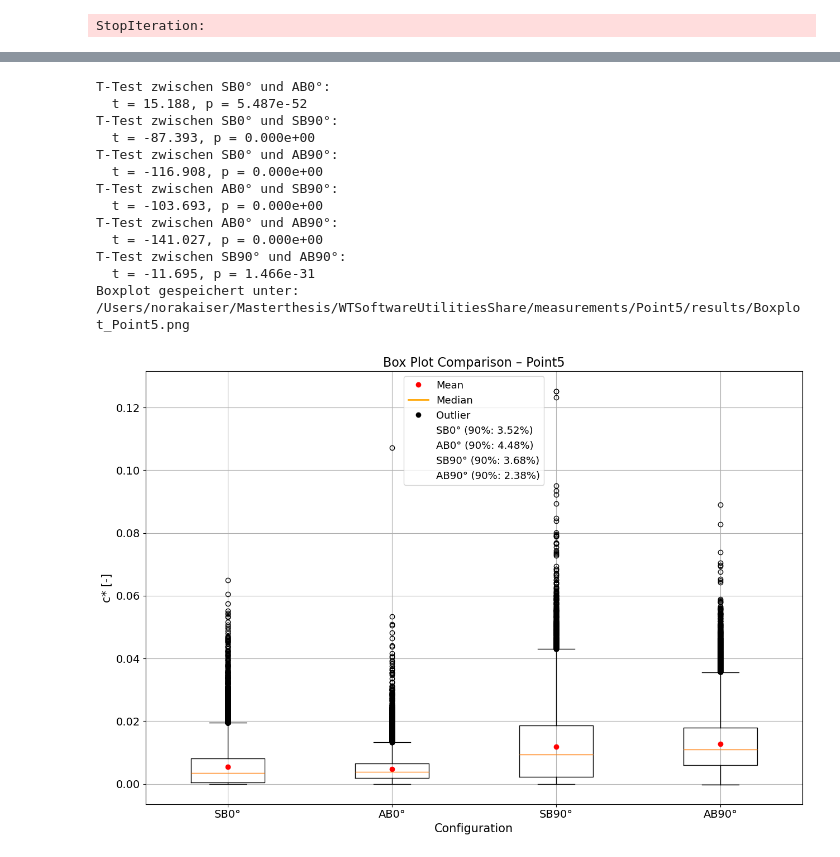
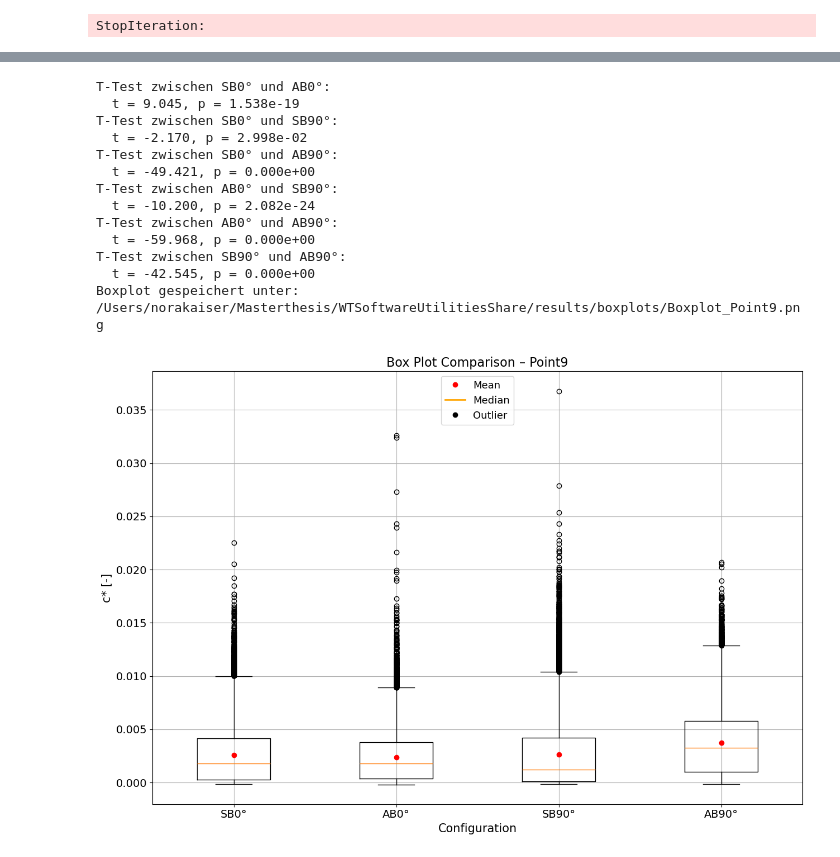
Before and after one commit to noradoralaexploradora/windtunnelsofware, a Jupyter notebook: DataAnalysis.ipynb, the cells around one changed output, grey strips where cells are left out. Drawn from its saved outputs; the diff is of its cells as text; code cells hidden in the pictures.

```diff
--- a/DataAnalysis.ipynb
+++ b/DataAnalysis.ipynb
@@ -408,0 +778,22 @@ compare_point_concentrations_3(DataPointsConc,functionsForOverview, labels=label
+# %%
+import seaborn as sns
+# Alle Derivation-Dateien zusammenlesen
+deriv_files = [f for f in os.listdir(os.path.join(output_path, "deviation"))
+               if f.startswith("Derivation_") and f.endswith(".csv")]
+
+dfs_deriv = []
+for f in deriv_files:
+    pn = f.replace("Derivation_", "").replace(".csv", "")
+    df = pd.read_csv(os.path.join(output_path, "deviation", f))
+    df["Point"] = pn
+    dfs_deriv.append(df)
+
+df_deriv_all = pd.concat(dfs_deriv, ignore_index=True)
+
+# Boxplot der relativen Fehler pro Kennwert
+plt.figure(figsize=(10, 5))
+sns.boxplot(data=df_deriv_all, x="Metric", y="RelError(%)")
+plt.xticks(rotation=45)
+plt.ylabel("Relativer Fehler [%]")
+plt.title("Verteilung der relativen Messfehler pro Kennwert")
+plt.show()
@@ -627 +1166,11 @@ quantiles = {
+# %%
+# choose files
+files_analysis = [
+"UBA_thesis_056.ts#0",
+"UBA_thesis_018.ts#0",
+"UBA_thesis_047.ts#0",
+"UBA_thesis_033.ts#0"]
+
+ts_list = [conc_ts[namelist[0]][f] for f in files_analysis]
+labels = [ts.config_name for ts in ts_list]
 # %%
@@ -738,13 +1275,6 @@ def visualize_boxplot(PointConcTsArray, labels=None, xLabel=None, yLabel=None,
     ]
     labels_legend = ["Mean", "Median", "Outlier"]
 
-    # --- Messfehler in Legende ergänzen ---
-    if quantiles_dict is not None:
-        for ts in PointConcTsArray:
-            error = get_measurement_error(ts.config_name, quantiles_dict)
-            if not np.isnan(error):
-                handles.append(mlines.Line2D([], [], linestyle='None', color='none'))
-                labels_legend.append(f"{ts.config_name} (90%: {error:.2f}%)")
 
     from itertools import combinations
 
@@ -783,7 +1313,7 @@ def visualize_boxplot(PointConcTsArray, labels=None, xLabel=None, yLabel=None,
     if output_path is not None and labels is not None:
         #filename = f"boxplot_{'_'.join([lbl.replace('°','') for lbl in labels])}.png"
         filename = f"Boxplot_{point_name}.png"
-        full_output_file = os.path.join(output_path, filename)
+        full_output_file = os.path.join(f"{output_path}/boxplots", filename)
         plt.savefig(full_output_file, dpi=300, bbox_inches="tight")
         print(f"Boxplot gespeichert unter: {full_output_file}")
 
@@ -791,25 +1321,24 @@ def visualize_boxplot(PointConcTsArray, labels=None, xLabel=None, yLabel=None,
 # %%
 visualize_boxplot(
     ts_list,
     labels=labels,
     xLabel="Configuration",
     yLabel="c* [-]",
-    quantiles_dict=quantiles,
     output_path=output_path
 )
 # %% [output]
 T-Test zwischen SB0° und AB0°:
-  t = 15.188, p = 5.487e-52
+  t = 9.045, p = 1.538e-19
 T-Test zwischen SB0° und SB90°:
-  t = -87.393, p = 0.000e+00
+  t = -2.170, p = 2.998e-02
 T-Test zwischen SB0° und AB90°:
-  t = -116.908, p = 0.000e+00
+  t = -49.421, p = 0.000e+00
 T-Test zwischen AB0° und SB90°:
-  t = -103.693, p = 0.000e+00
+  t = -10.200, p = 2.082e-24
 T-Test zwischen AB0° und AB90°:
-  t = -141.027, p = 0.000e+00
+  t = -59.968, p = 0.000e+00
 T-Test zwischen SB90° und AB90°:
-  t = -11.695, p = 1.466e-31
-Boxplot gespeichert unter: /Users/norakaiser/Masterthesis/WTSoftwareUtilitiesShare/measurements/Point5/results/Boxplot_Point5.png
+  t = -42.545, p = 0.000e+00
+Boxplot gespeichert unter: /Users/norakaiser/Masterthesis/WTSoftwareUtilitiesShare/results/boxplots/Boxplot_Point9.png
-[figure, old version]
+[figure, new version]
 # %%
```
Also changed, not shown: parts of 30 cells of this notebook.
